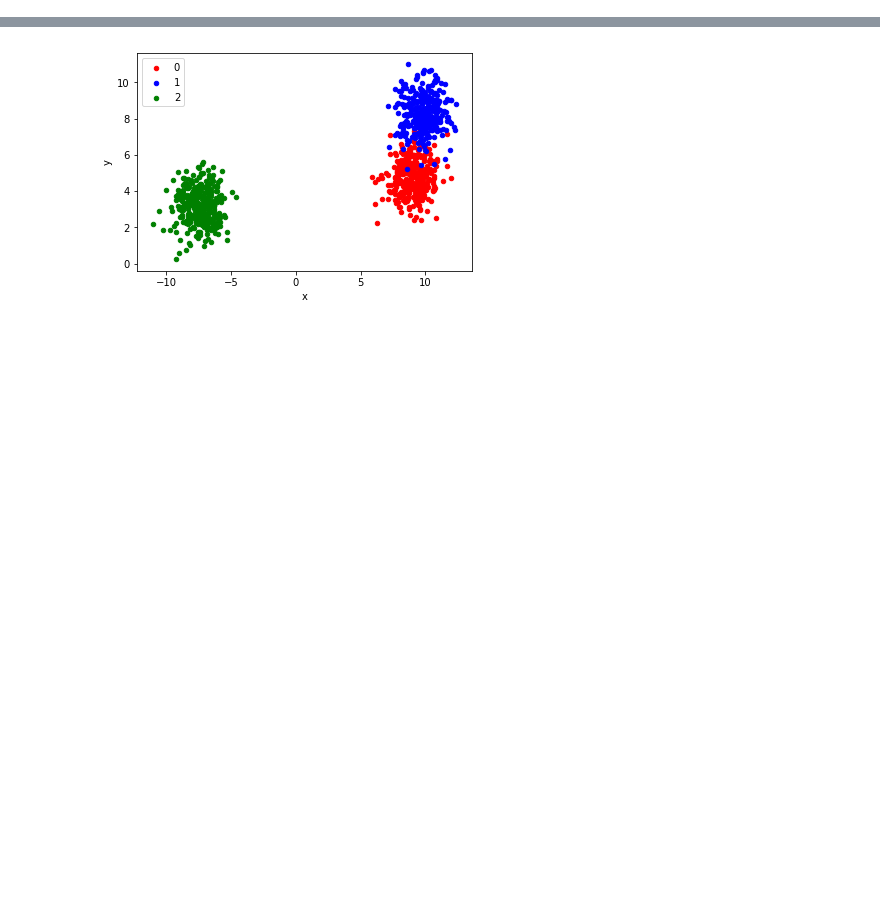
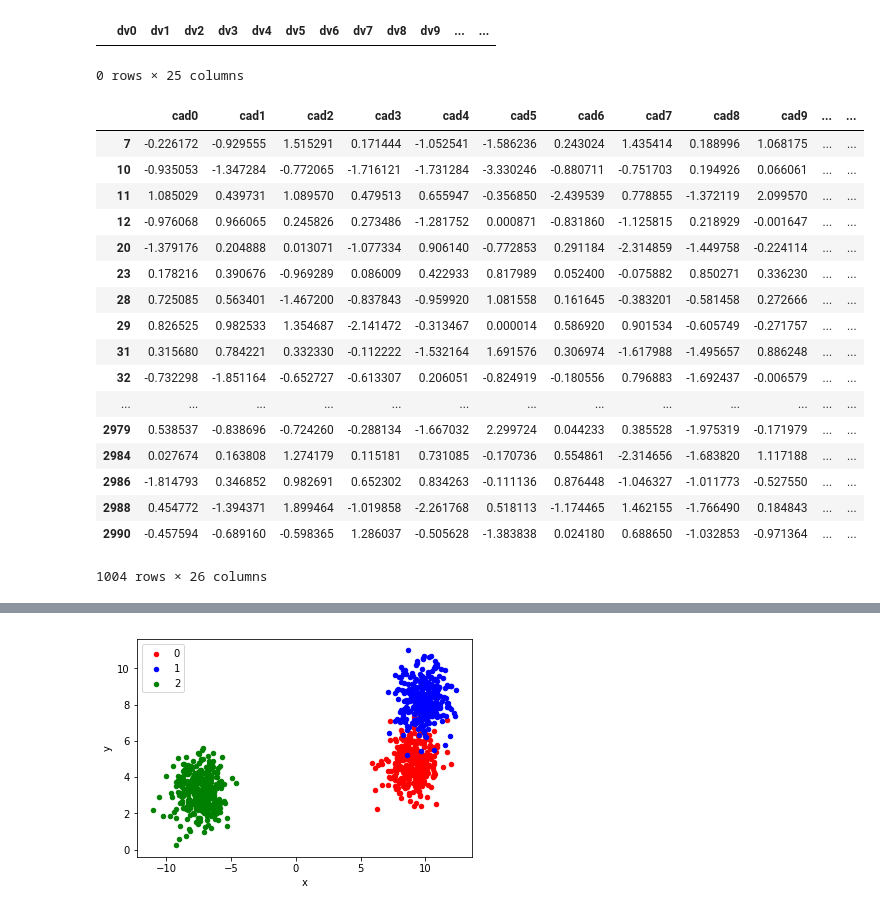
Before and after one commit to HealthINCITE/supervised-cadres, a Jupyter notebook: notebooks/simple.ipynb, the cells around one changed output, grey strips where cells are left out. Saved outputs shown, nothing was run; the diff lists cells and outputs as text; code cells hidden in the pictures; blank space fills up the shorter version.

```diff
--- a/notebooks/simple.ipynb
+++ b/notebooks/simple.ipynb
@@ -11,0 +39,6 @@ Without shuffling, X horizontally stacks features in the following order: the pr
+# %%
+columns= [ 'cad'+str(x) for x in range(features)]
+df = pd.DataFrame(X, columns = columns)
+df_y = pd.DataFrame(y)
+df["cadre"] = df_y
+df.head()
@@ -11,0 +53,7 @@ Without shuffling, X horizontally stacks features in the following order: the pr
+# %%
+c_classes=2
+c_samples=int(samples/cadres)
+c_features = 25
+c_informative = 3
+df2=df.copy()
+df2.head()
@@ -11,0 +68,28 @@ Without shuffling, X horizontally stacks features in the following order: the pr
+# %%
+columns= [ 'dv'+str(x) for x in range(c_features)]
+df3 = pd.DataFrame(columns = columns)
+df3
+# %% [output]
+|  | dv0 | dv1 | dv2 | dv3 | dv4 | dv5 | dv6 | dv7 | dv8 | dv9 | ... | ... |
+0 rows × 25 columns
+# %%
+df2.loc[df2.cadre==0,]
+# %% [output]
+|  | cad0 | cad1 | cad2 | cad3 | cad4 | cad5 | cad6 | cad7 | cad8 | cad9 | ... | ... |
+| 7 | -0.226172 | -0.929555 | 1.515291 | 0.171444 | -1.052541 | -1.586236 | 0.243024 | 1.435414 | 0.188996 | 1.068175 | ... | ... |
+| 10 | -0.935053 | -1.347284 | -0.772065 | -1.716121 | -1.731284 | -3.330246 | -0.880711 | -0.751703 | 0.194926 | 0.066061 | ... | ... |
+| 11 | 1.085029 | 0.439731 | 1.089570 | 0.479513 | 0.655947 | -0.356850 | -2.439539 | 0.778855 | -1.372119 | 2.099570 | ... | ... |
+| 12 | -0.976068 | 0.966065 | 0.245826 | 0.273486 | -1.281752 | 0.000871 | -0.831860 | -1.125815 | 0.218929 | -0.001647 | ... | ... |
+| 20 | -1.379176 | 0.204888 | 0.013071 | -1.077334 | 0.906140 | -0.772853 | 0.291184 | -2.314859 | -1.449758 | -0.224114 | ... | ... |
+| 23 | 0.178216 | 0.390676 | -0.969289 | 0.086009 | 0.422933 | 0.817989 | 0.052400 | -0.075882 | 0.850271 | 0.336230 | ... | ... |
+| 28 | 0.725085 | 0.563401 | -1.467200 | -0.837843 | -0.959920 | 1.081558 | 0.161645 | -0.383201 | -0.581458 | 0.272666 | ... | ... |
+| 29 | 0.826525 | 0.982533 | 1.354687 | -2.141472 | -0.313467 | 0.000014 | 0.586920 | 0.901534 | -0.605749 | -0.271757 | ... | ... |
+| 31 | 0.315680 | 0.784221 | 0.332330 | -0.112222 | -1.532164 | 1.691576 | 0.306974 | -1.617988 | -1.495657 | 0.886248 | ... | ... |
+| 32 | -0.732298 | -1.851164 | -0.652727 | -0.613307 | 0.206051 | -0.824919 | -0.180556 | 0.796883 | -1.692437 | -0.006579 | ... | ... |
+| ... | ... | ... | ... | ... | ... | ... | ... | ... | ... | ... | ... | ... |
+| 2979 | 0.538537 | -0.838696 | -0.724260 | -0.288134 | -1.667032 | 2.299724 | 0.044233 | 0.385528 | -1.975319 | -0.171979 | ... | ... |
+| 2984 | 0.027674 | 0.163808 | 1.274179 | 0.115181 | 0.731085 | -0.170736 | 0.554861 | -2.314656 | -1.683820 | 1.117188 | ... | ... |
+| 2986 | -1.814793 | 0.346852 | 0.982691 | 0.652302 | 0.834263 | -0.111136 | 0.876448 | -1.046327 | -1.011773 | -0.527550 | ... | ... |
+| 2988 | 0.454772 | -1.394371 | 1.899464 | -1.019858 | -2.261768 | 0.518113 | -1.174465 | 1.462155 | -1.766490 | 0.184843 | ... | ... |
+| 2990 | -0.457594 | -0.689160 | -0.598365 | 1.286037 | -0.505628 | -1.383838 | 0.024180 | 0.688650 | -1.032853 | -0.971364 | ... | ... |
+1004 rows × 26 columns
```
Also changed, not shown: parts of 17 cells of this notebook.
